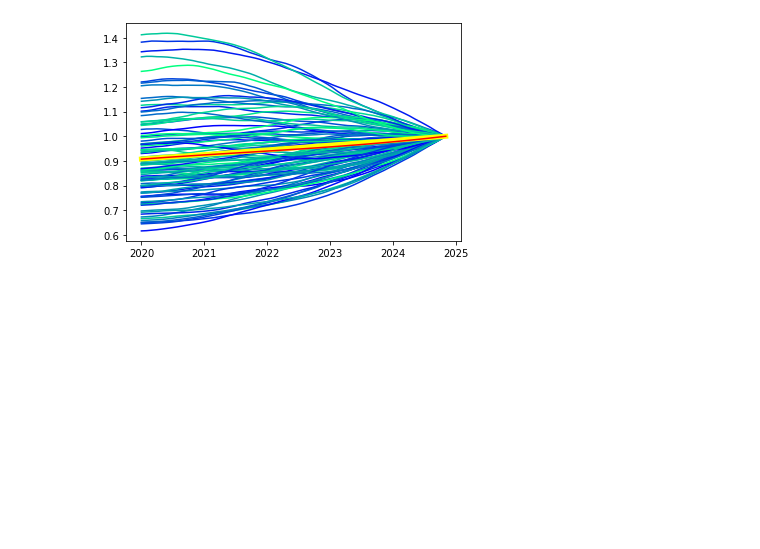
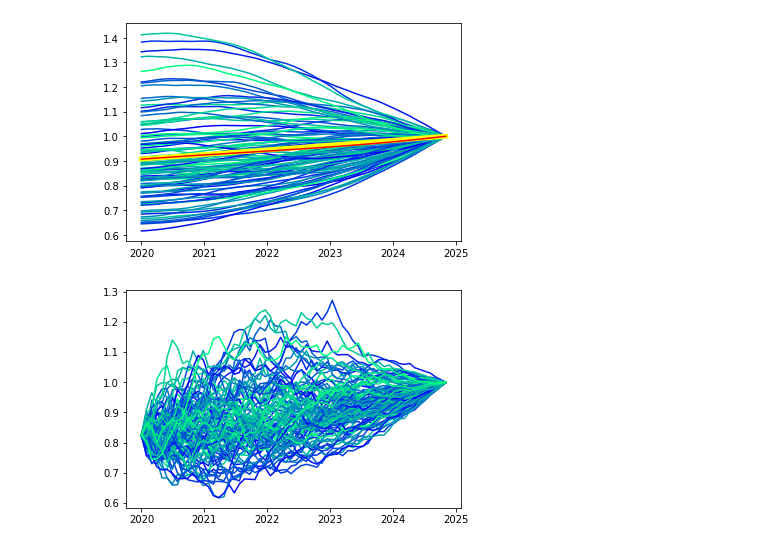
Before and after one commit to luphord/monte-carlo-contracts, a Jupyter notebook: examples/Ho-Lee Model.ipynb, the cells around one changed output. Cells and saved outputs as stored; diff of their text form; code cells hidden in the pictures; blank space fills up the shorter version.

Commit message:
plot bond prices

```diff
--- a/examples/Ho-Lee Model.ipynb
+++ b/examples/Ho-Lee Model.ipynb
@@ -67,3 +67,10 @@ plt.plot(dategrid, hl.discount_curve(yearfractions)[::-1], linewidth=5, color="y
 plt.plot(dategrid, hl.pathwise_terminal_bond().mean(axis=0), color="red");
 # %% [output]
 [figure]
+# %%
+colormap = plt.cm.winter
+plt.gca().set_prop_cycle(plt.cycler('color', colormap(np.linspace(0, 1, 20))))
+
+plt.plot(dategrid, hl.bond_prices(yearfractions[-1]).T);
+# %% [output]
+[figure, added]
```
